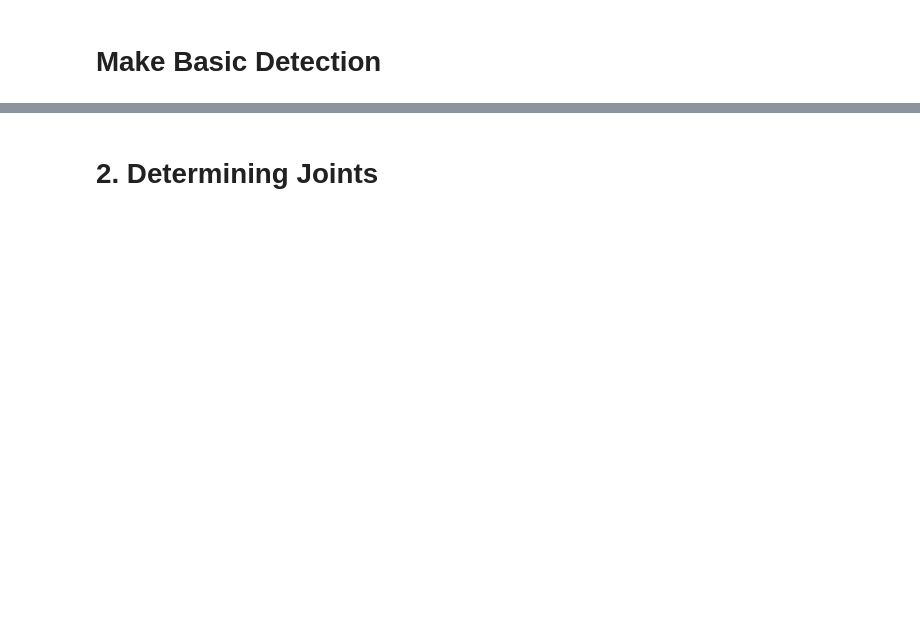
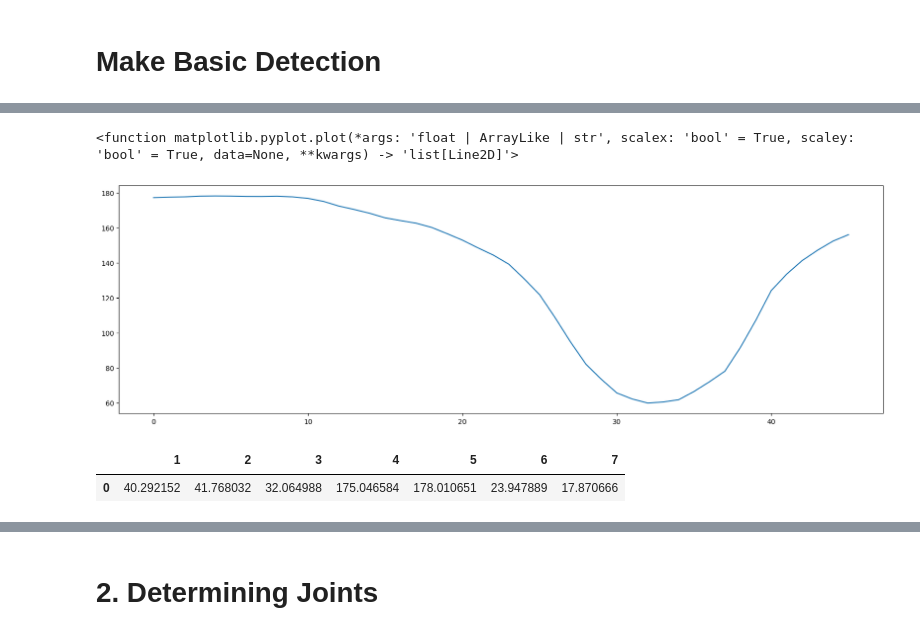
Before and after one commit to siddzzshetty/Rehabilitation-System, a Jupyter notebook: backend.ipynb, the cells around one changed output, grey strips where cells are left out. Drawn from its saved outputs; the diff is of its cells as text; code cells hidden in the pictures; blank space fills up the shorter version.

```diff
--- a/backend.ipynb
+++ b/backend.ipynb
@@ -686,0 +559,3 @@ with mp_pose.Pose(min_detection_confidence=0.5, min_tracking_confidence=0.5, mod
+# %%
+df["frame_order"] = df["frame_order"].astype(int)
+df.head()
@@ -686,0 +569,22 @@ with mp_pose.Pose(min_detection_confidence=0.5, min_tracking_confidence=0.5, mod
+# %%
+plt.figure(figsize=(20,6))
+plt.plot(df.iloc[:,4])
+plt.plot
+# %% [output]
+<function matplotlib.pyplot.plot(*args: 'float | ArrayLike | str', scalex: 'bool' = True, scaley: 'bool' = True, data=None, **kwargs) -> 'list[Line2D]'>
+[figure, added]
+# %%
+data = [40.292152280872415,
+ 41.76803187491497,
+ 32.0649883255575,
+ 175.04658384066218,
+ 178.01065096826343,
+ 23.947889496301663,
+ 17.870666463195903]
+
+df = pd.DataFrame(columns=["1","2","3","4","5","6","7"])
+df.loc[len(df)] = data
+df
+# %% [output]
+|  | 1 | 2 | 3 | 4 | 5 | 6 | 7 |
+| 0 | 40.292152 | 41.768032 | 32.064988 | 175.046584 | 178.010651 | 23.947889 | 17.870666 |
```
Also changed, not shown: parts of 23 cells of this notebook, 3 other files.
